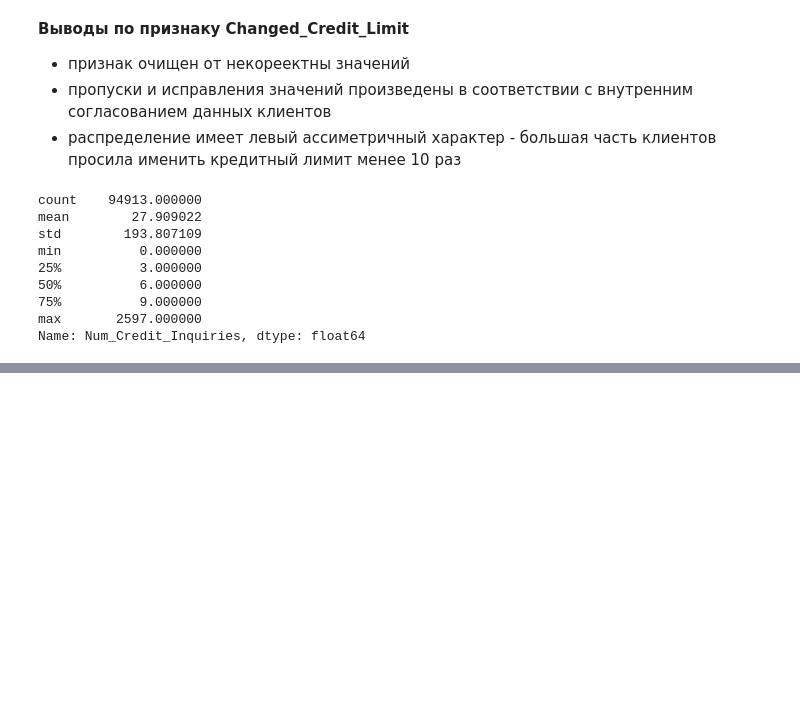
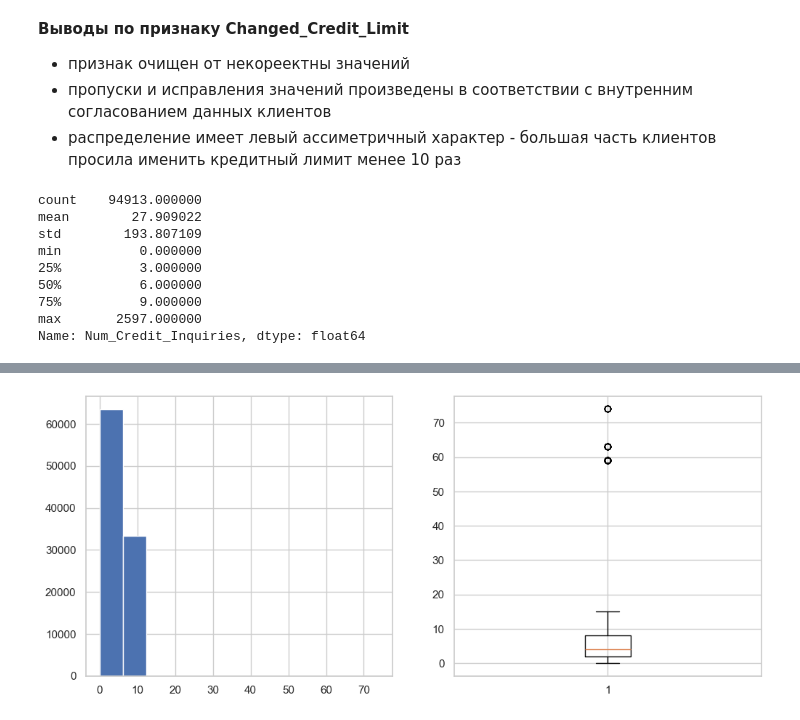
Before and after one commit to Lotra2005/Data-analysis-projects, a Jupyter notebook: Credit scoring EDA/notebooks/Credit score.ipynb, the cells around one changed output, grey strips where cells are left out. Saved outputs shown, nothing was run; the diff lists cells and outputs as text; code cells hidden in the pictures; blank space fills up the shorter version.

```diff
--- a/Credit scoring EDA/notebooks/Credit score.ipynb
+++ b/Credit scoring EDA/notebooks/Credit score.ipynb
@@ -1671,0 +1677,12 @@ Name: Num_Credit_Inquiries, dtype: float64
+# %%
+valid_values = (
+    credit_df[credit_df['Num_Credit_Inquiries'] < 100]
+    .groupby('Customer_ID')['Num_Credit_Inquiries']
+    .first()
+)
+
+credit_df['Num_Credit_Inquiries'] = (
+    credit_df['Customer_ID']
+    .map(valid_values)
+    .fillna(credit_df['Num_Credit_Inquiries'])
+)
@@ -1671,0 +1701,7 @@ Name: Num_Credit_Inquiries, dtype: float64
+# %%
+f, (ax1, ax2) = plt.subplots(1, 2, figsize=(12, 5))
+ax1.hist(credit_df['Num_Credit_Inquiries'], bins=12)
+ax2.boxplot(credit_df['Num_Credit_Inquiries'])
+plt.show()
+# %% [output]
+[figure, added]
```
Also changed, not shown: parts of 71 cells of this notebook.
